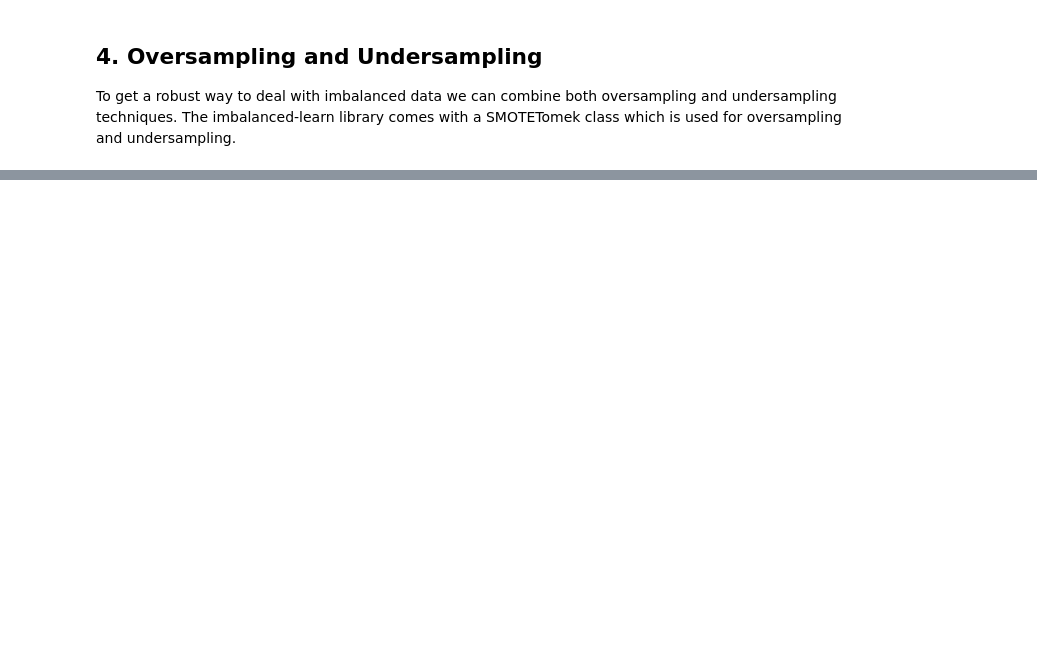
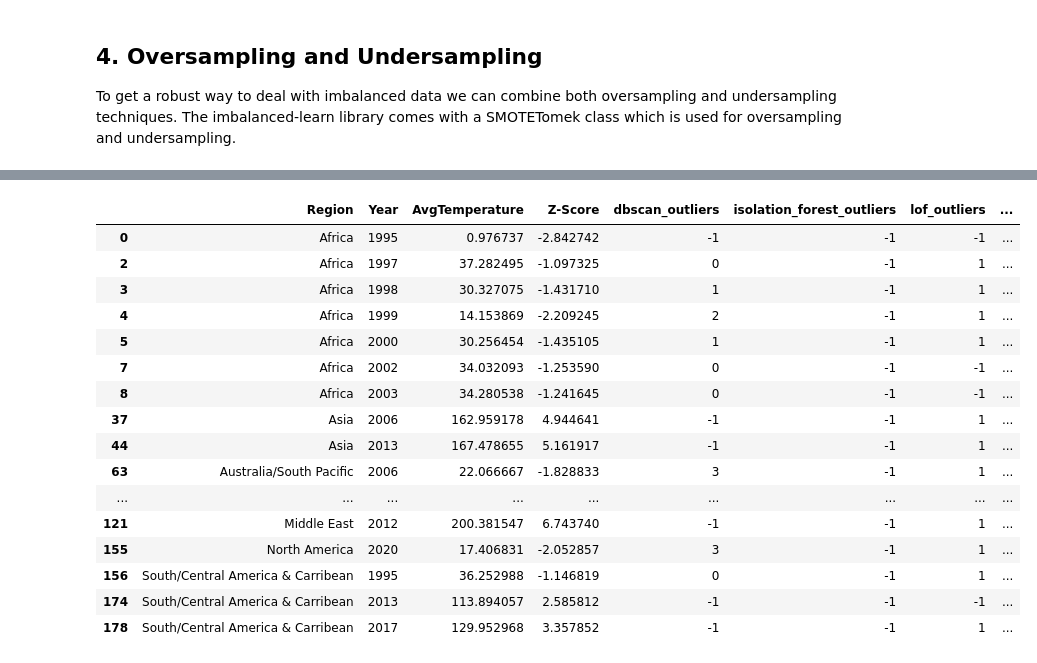
Before and after one commit to SammyOngaya/data2ml, a Jupyter notebook: data-pre-processing.ipynb, the cells around one changed output, grey strips where cells are left out. Saved outputs shown, nothing was run; the diff lists cells and outputs as text; code cells hidden in the pictures; blank space fills up the shorter version.

```diff
--- a/data-pre-processing.ipynb
+++ b/data-pre-processing.ipynb
@@ -470,0 +569,8 @@ y_resampled.value_counts().plot(kind='bar',color=['skyblue','orange'])
+# %%
+from sklearn.cluster import DBSCAN
+
+data=continental_temperature_df['AvgTemperature'].to_numpy().reshape(-1, 1)
+dbscan=DBSCAN(min_samples=2, eps=3)
+clusters=dbscan.fit_predict(data)
+continental_temperature_df['dbscan_outliers']=clusters
+continental_temperature_df[continental_temperature_df['dbscan_outliers']<0] # Show outlier data poins
@@ -470,0 +588,9 @@ y_resampled.value_counts().plot(kind='bar',color=['skyblue','orange'])
+# %%
+from sklearn.ensemble import IsolationForest
+
+data=continental_temperature_df['AvgTemperature'].to_numpy().reshape(-1, 1)
+isf=IsolationForest()
+model=isf.fit_predict(data)
+
+continental_temperature_df['isolation_forest_outliers']=model
+continental_temperature_df[continental_temperature_df['isolation_forest_outliers']==-1] # Show outlier data poins
@@ -470,0 +620,9 @@ y_resampled.value_counts().plot(kind='bar',color=['skyblue','orange'])
+# %%
+from sklearn.neighbors import LocalOutlierFactor
+
+data=continental_temperature_df['AvgTemperature'].to_numpy().reshape(-1, 1)
+lof=LocalOutlierFactor(n_neighbors=2)
+lof_model=lof.fit_predict(data)
+
+continental_temperature_df['lof_outliers']=lof_model
+continental_temperature_df[continental_temperature_df['lof_outliers']==-1] # Show outlier data poins
@@ -470,0 +650,27 @@ y_resampled.value_counts().plot(kind='bar',color=['skyblue','orange'])
+# %%
+from sklearn.covariance import EllipticEnvelope
+
+data=continental_temperature_df['AvgTemperature'].to_numpy().reshape(-1, 1)
+ee=EllipticEnvelope()
+ee_model=ee.fit_predict(data)
+
+continental_temperature_df['ellipticenvelope_outliers']=ee_model
+continental_temperature_df[continental_temperature_df['ellipticenvelope_outliers']==-1] # Show outlier data poins
+# %% [output]
+|  | Region | Year | AvgTemperature | Z-Score | dbscan_outliers | isolation_forest_outliers | lof_outliers | ... |
+| 0 | Africa | 1995 | 0.976737 | -2.842742 | -1 | -1 | -1 | ... |
+| 2 | Africa | 1997 | 37.282495 | -1.097325 | 0 | -1 | 1 | ... |
+| 3 | Africa | 1998 | 30.327075 | -1.431710 | 1 | -1 | 1 | ... |
+| 4 | Africa | 1999 | 14.153869 | -2.209245 | 2 | -1 | 1 | ... |
+| 5 | Africa | 2000 | 30.256454 | -1.435105 | 1 | -1 | 1 | ... |
+| 7 | Africa | 2002 | 34.032093 | -1.253590 | 0 | -1 | -1 | ... |
+| 8 | Africa | 2003 | 34.280538 | -1.241645 | 0 | -1 | -1 | ... |
+| 37 | Asia | 2006 | 162.959178 | 4.944641 | -1 | -1 | 1 | ... |
+| 44 | Asia | 2013 | 167.478655 | 5.161917 | -1 | -1 | 1 | ... |
+| 63 | Australia/South Pacific | 2006 | 22.066667 | -1.828833 | 3 | -1 | 1 | ... |
+| ... | ... | ... | ... | ... | ... | ... | ... | ... |
+| 121 | Middle East | 2012 | 200.381547 | 6.743740 | -1 | -1 | 1 | ... |
+| 155 | North America | 2020 | 17.406831 | -2.052857 | 3 | -1 | 1 | ... |
+| 156 | South/Central America & Carribean | 1995 | 36.252988 | -1.146819 | 0 | -1 | 1 | ... |
+| 174 | South/Central America & Carribean | 2013 | 113.894057 | 2.585812 | -1 | -1 | -1 | ... |
+| 178 | South/Central America & Carribean | 2017 | 129.952968 | 3.357852 | -1 | -1 | 1 | ... |
```
Also changed, not shown: parts of 31 cells of this notebook, 1 other file.
